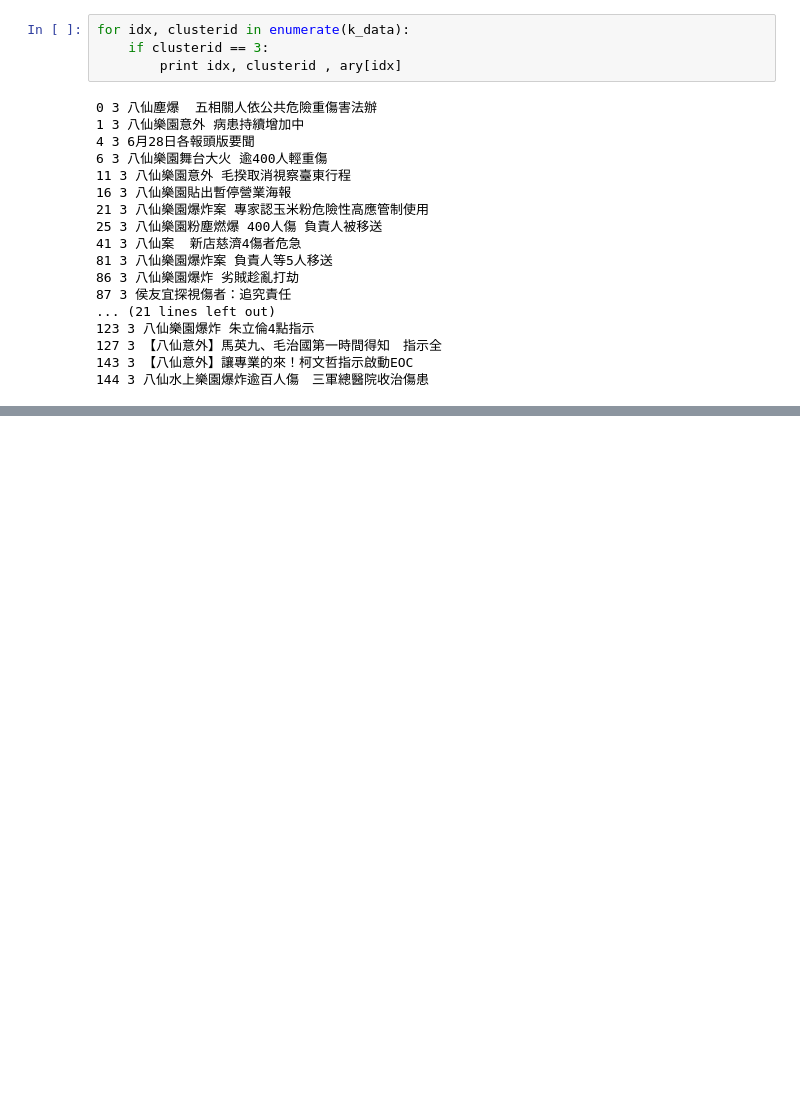
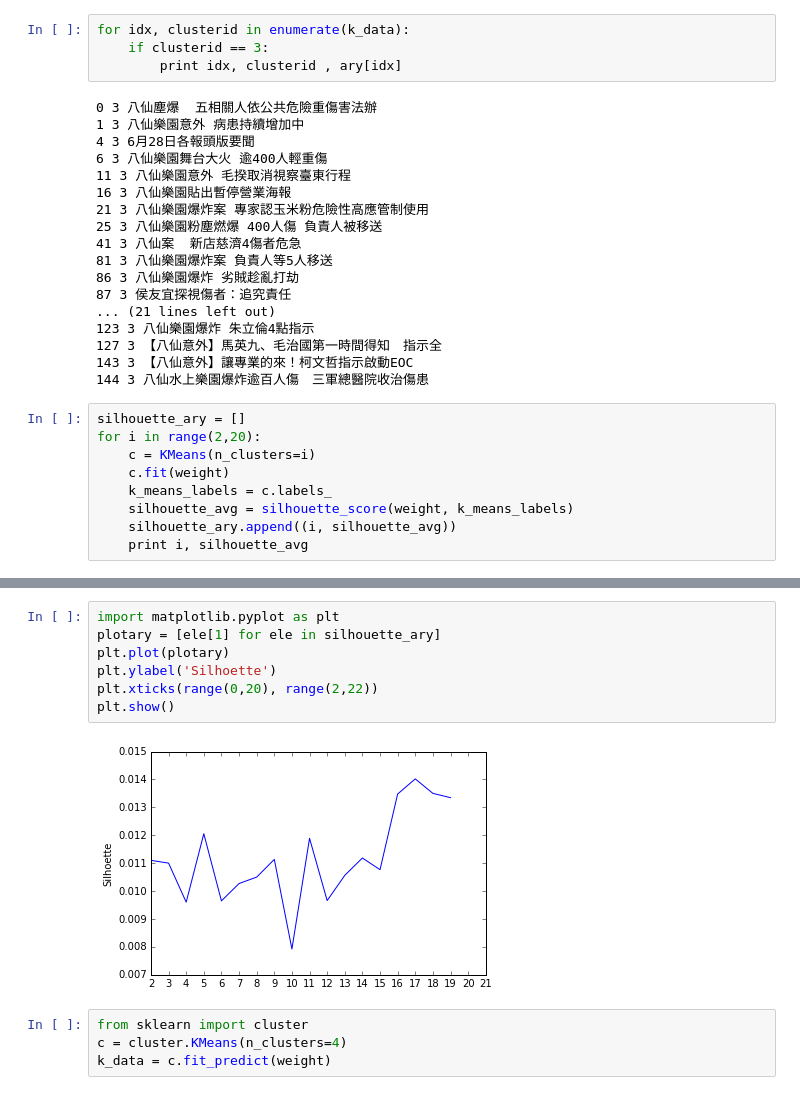
Before and after one commit to bcc2xp/2016NCCU, a Jupyter notebook: 20160323Demo.ipynb, the cells around one changed output, grey strips where cells are left out. Drawn from its saved outputs; the diff is of its cells as text; blank space fills up the shorter version.

Commit message:
add clustering 1

```diff
--- a/20160323Demo.ipynb
+++ b/20160323Demo.ipynb
@@ -411,3 +411,12 @@ for idx, clusterid in enumerate(k_data):
 127 3 【八仙意外】馬英九、毛治國第一時間得知　指示全
 143 3 【八仙意外】讓專業的來！柯文哲指示啟動EOC
 144 3 八仙水上樂園爆炸逾百人傷　三軍總醫院收治傷患
+# %%
+silhouette_ary = []
+for i in range(2,20):
+    c = KMeans(n_clusters=i)
+    c.fit(weight)
+    k_means_labels = c.labels_
+    silhouette_avg = silhouette_score(weight, k_means_labels)
+    silhouette_ary.append((i, silhouette_avg))
+    print i, silhouette_avg
@@ -413,0 +442,13 @@ for idx, clusterid in enumerate(k_data):
+# %%
+import matplotlib.pyplot as plt
+plotary = [ele[1] for ele in silhouette_ary]
+plt.plot(plotary)
+plt.ylabel('Silhoette')
+plt.xticks(range(0,20), range(2,22))
+plt.show()
+# %% [output]
+[figure, added]
+# %%
+from sklearn import cluster
+c = cluster.KMeans(n_clusters=4)
+k_data = c.fit_predict(weight)
```
Also changed, not shown: parts of 5 cells of this notebook.
